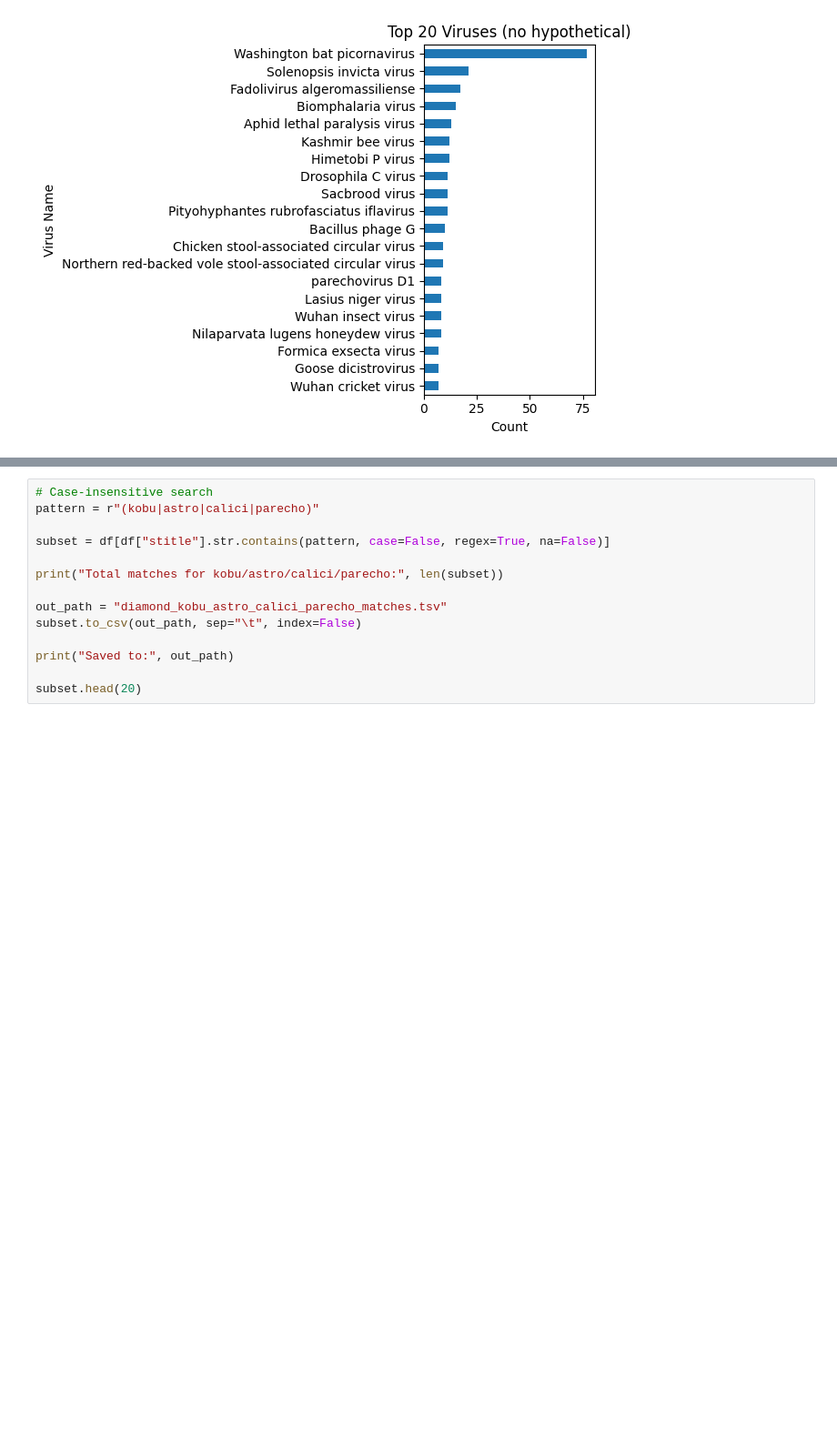
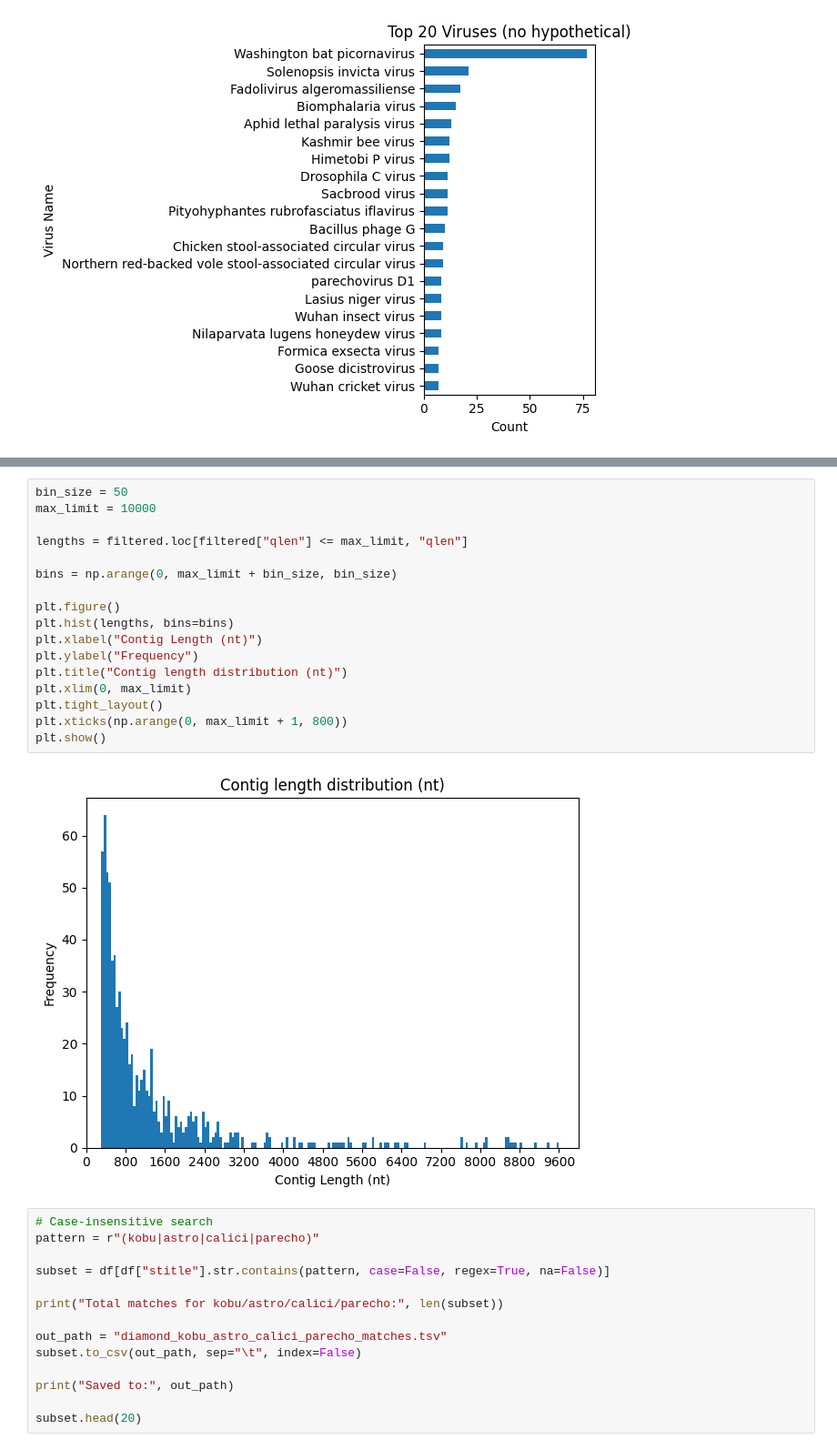
Before and after one commit to Finkonn/picorna-virome, a Jupyter notebook: scripts/analyzing_alimarko_output_blast.ipynb, the cells around one changed output, grey strips where cells are left out. Shown at 91% size. Drawn from its saved outputs; the diff is of its cells as text; blank space fills up the shorter version.

```diff
--- a/scripts/analyzing_alimarko_output_blast.ipynb
+++ b/scripts/analyzing_alimarko_output_blast.ipynb
@@ -80,3 +82,22 @@ plt.show()
+# %%
+bin_size = 50
+max_limit = 10000
+
+lengths = filtered.loc[filtered["qlen"] <= max_limit, "qlen"]
+
+bins = np.arange(0, max_limit + bin_size, bin_size)
+
+plt.figure()
+plt.hist(lengths, bins=bins)
+plt.xlabel("Contig Length (nt)")
+plt.ylabel("Frequency")
+plt.title("Contig length distribution (nt)")
+plt.xlim(0, max_limit)
+plt.tight_layout()
+plt.xticks(np.arange(0, max_limit + 1, 800))
+plt.show()
+# %% [output]
+[figure, added]
 # %%
 # Case-insensitive search
 pattern = r"(kobu|astro|calici|parecho)"
```
Also changed, not shown: parts of 1 cell of this notebook, 5 other files.
